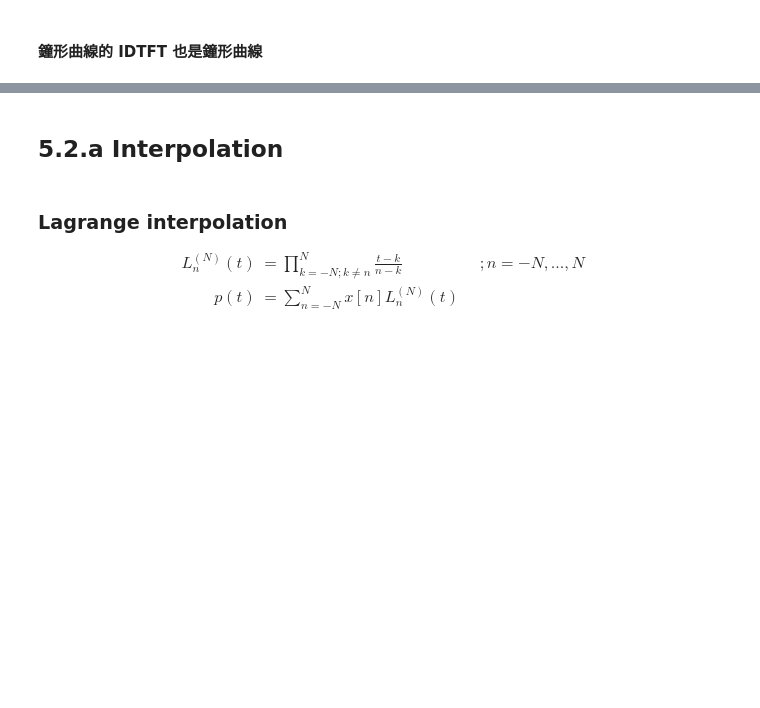
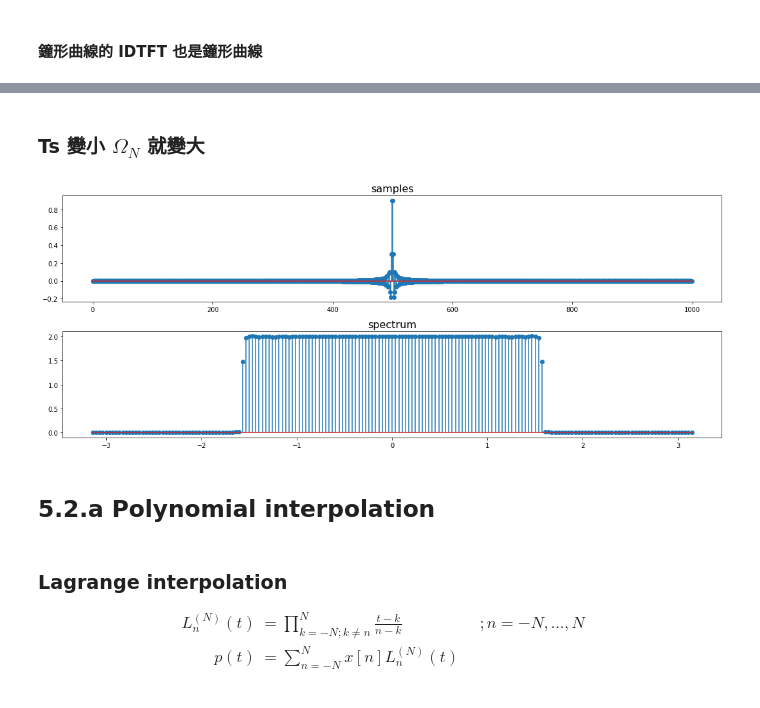
Before and after one commit to Wei1234c/Digital_Signal_Processing, a Jupyter notebook: notebooks/week7/Week 7 Lab.ipynb, the cells around one changed output, grey strips where cells are left out. Saved outputs shown, nothing was run; the diff lists cells and outputs as text; code cells hidden in the pictures; blank space fills up the shorter version.

```diff
--- a/notebooks/week7/Week 7 Lab.ipynb
+++ b/notebooks/week7/Week 7 Lab.ipynb
@@ -56,5 +127,12 @@ plt.plot(s);
+# %% [markdown]
+### Ts 變小 $\Omega_N$ 就變大
+# %%
+Ts = 1 / 5
+_ = fourier.dtft(np.sinc(t/Ts))
+# %% [output]
+[figure, added]
 # %% [markdown]
-## 5.2.a Interpolation
+## 5.2.a Polynomial interpolation
 # %% [markdown]
 ### Lagrange interpolation
 $$
```
Also changed, not shown: parts of 67 cells of this notebook, 26 other files.
